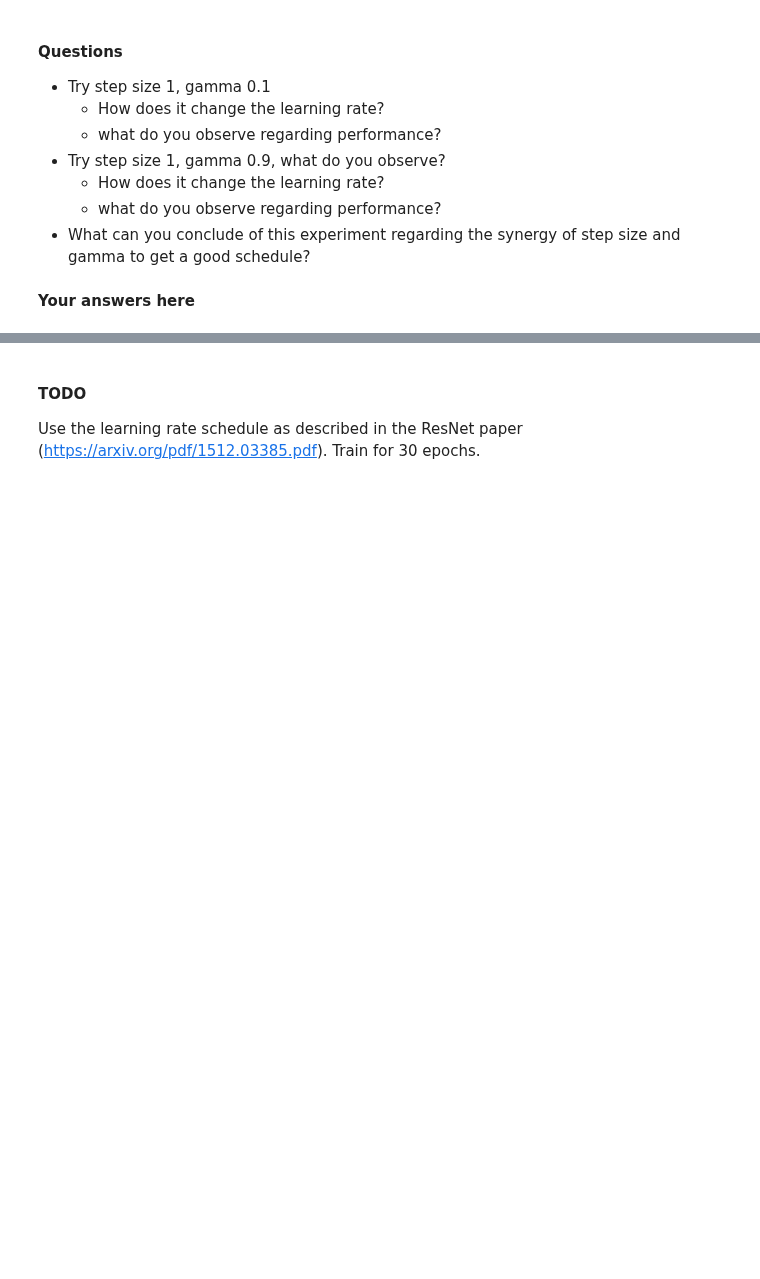
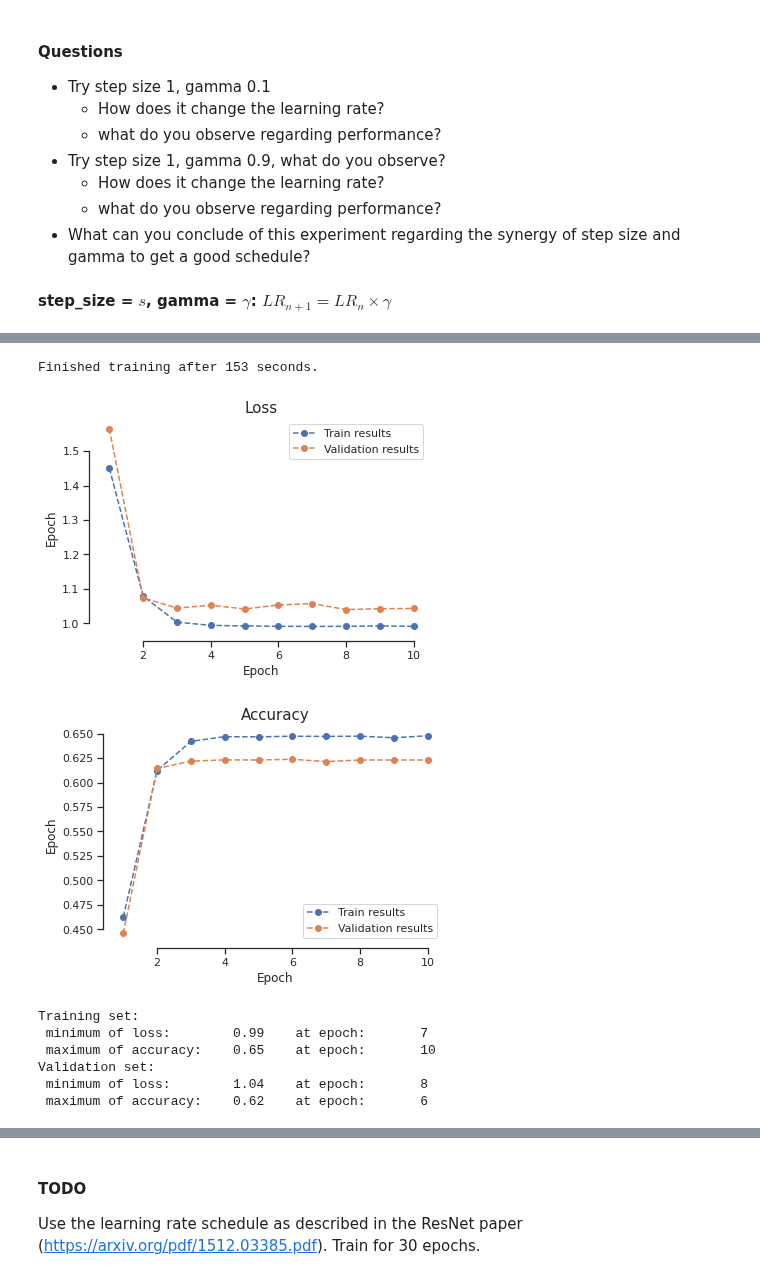
Before and after one commit to swang1112/DL_VL, a Jupyter notebook: Colab_Notebooks/Exercise3_2020.ipynb, the cells around one changed output, grey strips where cells are left out. Cells and saved outputs as stored; diff of their text form; code cells hidden in the pictures; blank space fills up the shorter version.

```diff
--- a/Colab_Notebooks/Exercise3_2020.ipynb
+++ b/Colab_Notebooks/Exercise3_2020.ipynb
@@ -593,8 +591,8 @@ Learning rate scheduling is a mechanism to adjust the learning rate.
     - How does it change the learning rate?
     - what do you observe regarding performance?
 - What can you conclude of this experiment regarding the synergy of step size and gamma to get a good schedule?
-# %% [markdown]
-**Your answers here**
+# %% [markdown]
+**step_size = $s$, gamma = $\gamma$: $LR_{n+1} = LR_n \times \gamma$**
 # %%
 # TODO change run_training (you can copy the code from utils.py here and create a new method here
 # or just change/create a new method it in the python file)
@@ -604,0 +599,24 @@ Learning rate scheduling is a mechanism to adjust the learning rate.
+# %%
+# TODO train and plot with step size 1, gamma 0.1
+num_epochs = 10
+lr_initial = 1e-1
+model_resnet = ResNet(ResidualBlock, layers=[2, 2, 2, 2]).to(device)
+optimizer = optim.Adam(model_resnet.parameters(), lr=lr)
+
+# LR scheduler
+step_size = 1
+gamma = 0.1
+scheduler = StepLR(optimizer, step_size=step_size, gamma=gamma)
+
+# run training
+
+train_losses, val_losses, train_accs, val_accs, _ = utils.run_training(model=model_resnet, optimizer=optimizer, loss_function=loss_fun, device=device, num_epochs=num_epochs,
+                                                                 train_dataloader=trainloader, val_dataloader=valloader, scheduler=scheduler, verbose=False)
+
+# visualization
+utils.plot("Loss", "Epoch", train_losses, val_losses, yscale='linear')
+utils.plot("Accuracy", "Epoch", train_accs, val_accs, yscale='linear')
+
+utils.print_results(train_losses, train_accs, 'Training')
+utils.print_results(val_losses, val_accs, 'Validation')
+# %% [output]
@@ -604,0 +624,9 @@ Learning rate scheduling is a mechanism to adjust the learning rate.
+Finished training after 153 seconds.
+[figure, added]
+[figure, added]
+Training set:
+ minimum of loss:        0.99    at epoch:       7
+ maximum of accuracy:    0.65    at epoch:       10
+Validation set:
+ minimum of loss:        1.04    at epoch:       8
+ maximum of accuracy:    0.62    at epoch:       6
```
Also changed, not shown: parts of 8 cells of this notebook.
